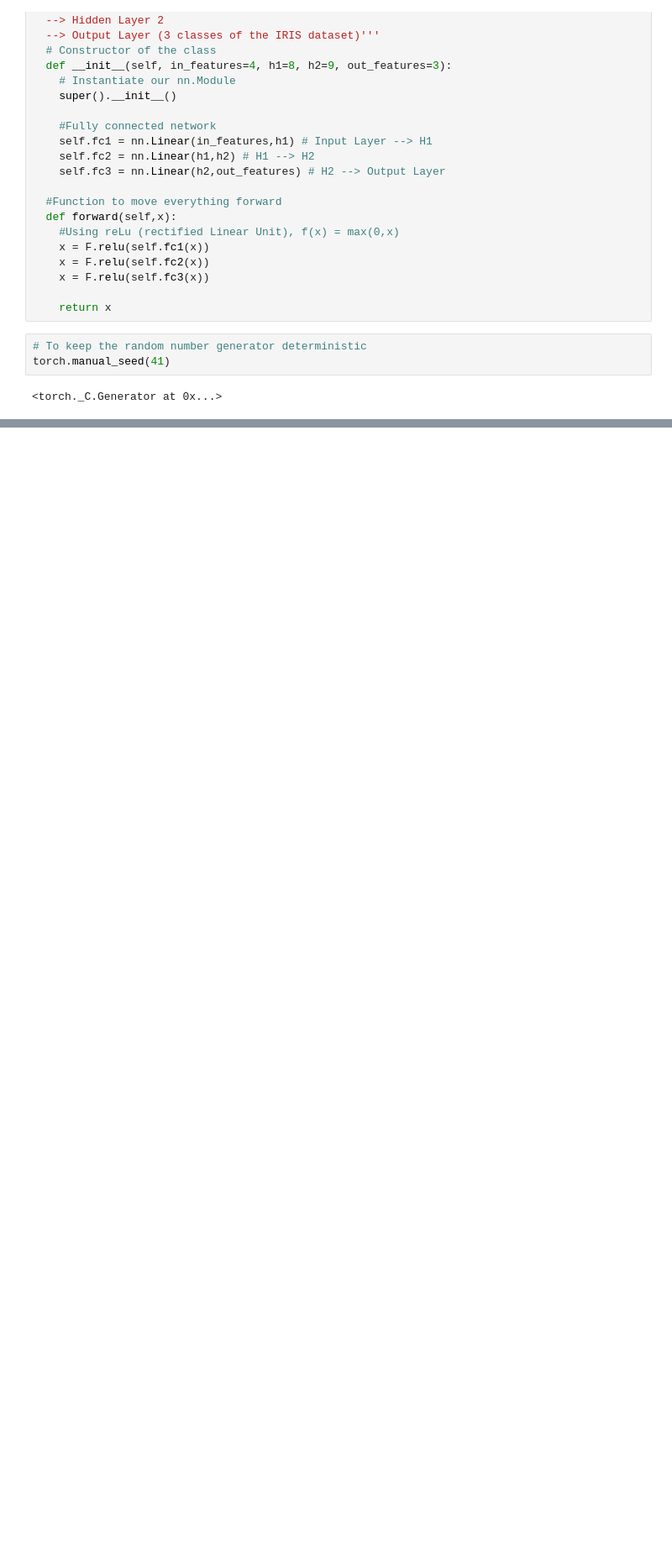
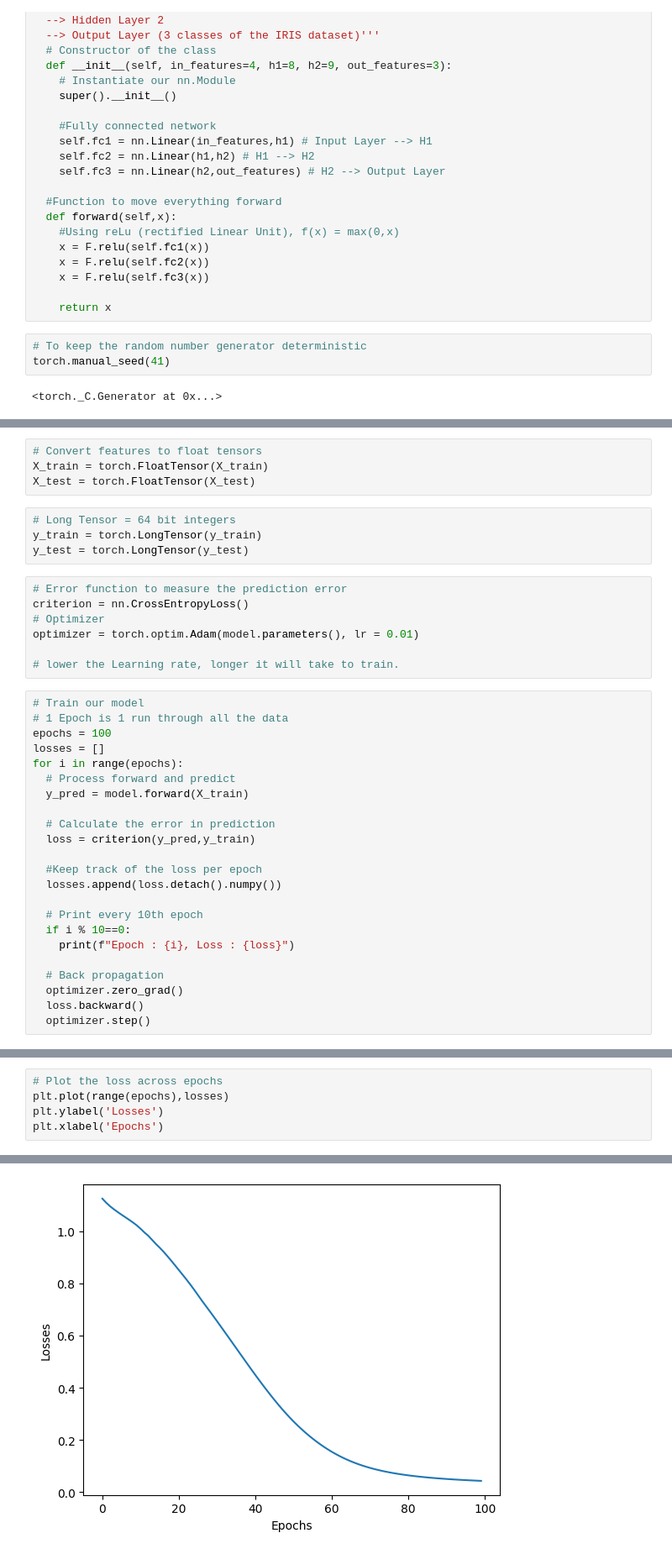
Before and after one commit to vsathyap/PyTorch_Fundamentals, a Jupyter notebook: simple_NN.ipynb, the cells around one changed output, grey strips where cells are left out. Shown at 84% size. Cells and saved outputs as stored; diff of their text form; blank space fills up the shorter version.

```diff
--- a/simple_NN.ipynb
+++ b/simple_NN.ipynb
@@ -43,0 +135,38 @@ m = Model()
+# %%
+# Convert features to float tensors
+X_train = torch.FloatTensor(X_train)
+X_test = torch.FloatTensor(X_test)
+# %%
+# Long Tensor = 64 bit integers
+y_train = torch.LongTensor(y_train)
+y_test = torch.LongTensor(y_test)
+# %%
+# Error function to measure the prediction error
+criterion = nn.CrossEntropyLoss()
+# Optimizer
+optimizer = torch.optim.Adam(model.parameters(), lr = 0.01)
+
+# lower the Learning rate, longer it will take to train.
+# %%
+# Train our model
+# 1 Epoch is 1 run through all the data
+epochs = 100
+losses = []
+for i in range(epochs):
+  # Process forward and predict
+  y_pred = model.forward(X_train)
+
+  # Calculate the error in prediction
+  loss = criterion(y_pred,y_train)
+
+  #Keep track of the loss per epoch
+  losses.append(loss.detach().numpy())
+
+  # Print every 10th epoch
+  if i % 10==0:
+    print(f"Epoch : {i}, Loss : {loss}")
+
+  # Back propagation
+  optimizer.zero_grad()
+  loss.backward()
+  optimizer.step()
@@ -43,0 +184,6 @@ m = Model()
+# %%
+# Plot the loss across epochs
+plt.plot(range(epochs),losses)
+plt.ylabel('Losses')
+plt.xlabel('Epochs')
+# %% [output]
@@ -43,0 +191 @@ m = Model()
+[figure, added]
```
Also changed, not shown: parts of 13 cells of this notebook.
